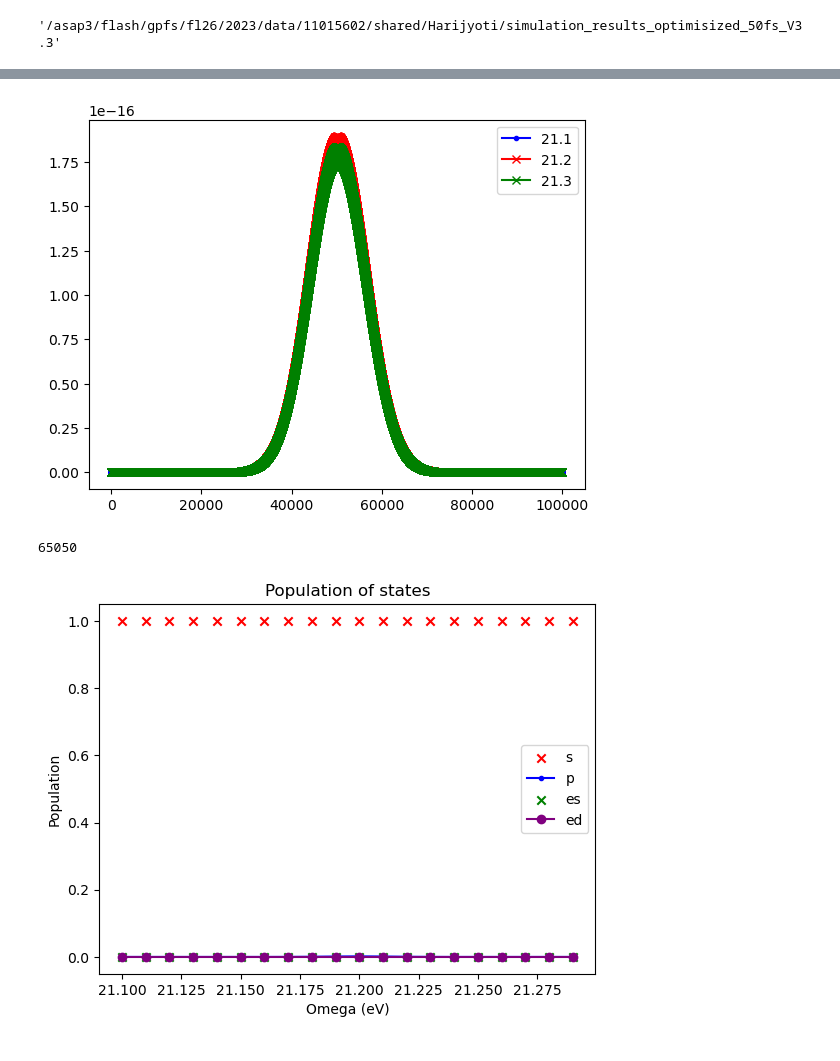
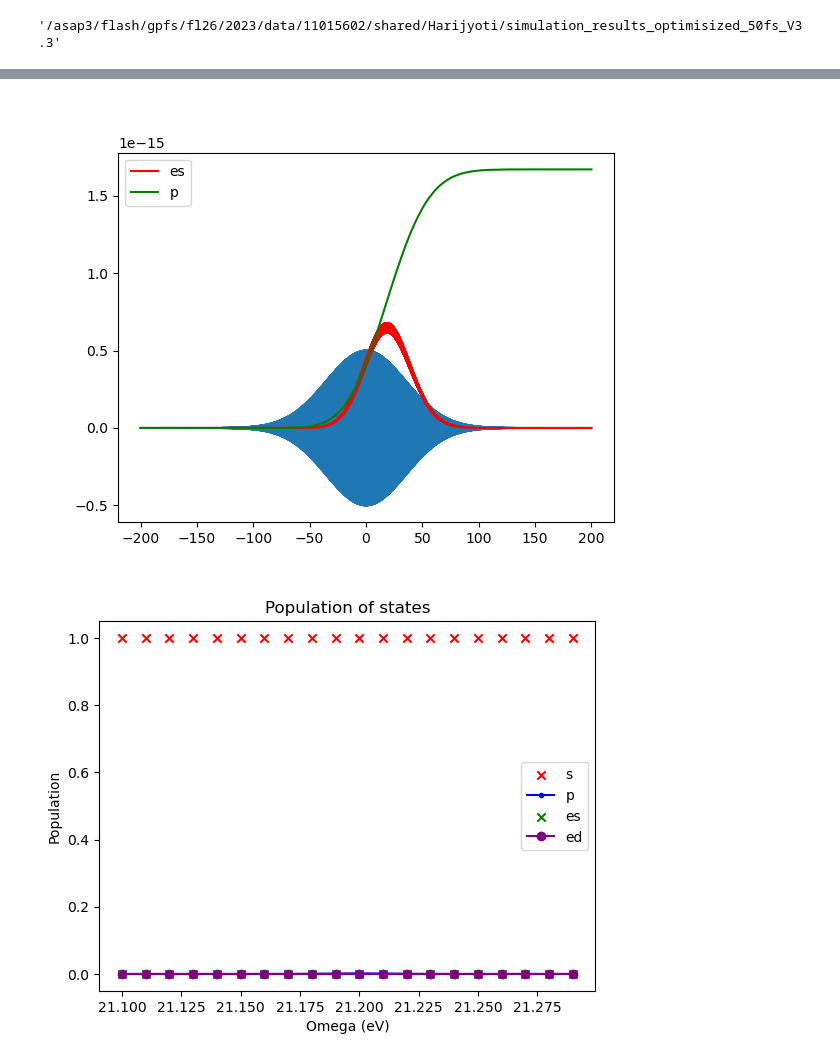
Before and after one commit to HarijyotiMandal/UpdatedEfield14032025, a Jupyter notebook: V2_Readpickel.ipynb, the cells around one changed output, grey strips where cells are left out. Saved outputs shown, nothing was run; the diff lists cells and outputs as text; code cells hidden in the pictures.

```diff
--- a/V2_Readpickel.ipynb
+++ b/V2_Readpickel.ipynb
@@ -44,5 +44,7 @@ timestep = 50 #fs
 t_max = (timestep-5)*41*3
 index = np.where(t_values_SI < (t_max/41 + (0.41)/2))[0][-1]
 # %%
-results_dfs = pd.read_pickle('results_dfs_stepseV_0.001_d_sep_0.0002_d_pes0.001_d_ped_0.001.pkl')
-results_dfp = pd.read_pickle('results_dfp_stepseV_0.001_d_sep_0.0002_d_pes0.001_d_ped_0.001.pkl')
+#results_dfs = pd.read_pickle('results_dfs_stepseV_0.001_d_sep_0.0002_d_pes0.001_d_ped_0.001.pkl')
+results_dfp = pd.read_pickle('results_dfp_stepseV_0.001_d_sep_0.00015_d_pes0.0015_d_ped_0.001.pkl')
+#results_dfp = pd.read_pickle('results_dfp_stepseV_0.001_d_sep_0.0002_d_pes0.001_d_ped_0.001.pkl')
+results_dfs = pd.read_pickle('results_dfs_stepseV_0.001_d_sep_0.00015_d_pes0.0015_d_ped_0.001.pkl')
@@ -48,0 +75,20 @@ results_dfp = pd.read_pickle('results_dfp_stepseV_0.001_d_sep_0.0002_d_pes0.001_
+# %%
+# Electric Field parameters
+phi1 = 0.0
+phi2 = 0.0
+tau = 50  # fs
+tau_au = tau * 41
+t0 = 0 # fs  # setting t0 to a non-zero value to avoid zero limit issue
+t0_au = t0 * 41
+E0_au = 0.0005
+E02_au = 0.00005
+omega = 21.2/27.2
+t_min = -(tau-5)*41*3
+t_max = (tau-5)*41*3
+delta_T = dt*10
+E_om = E_omega(t_values, E0_au, omega, t0_au, tau_au, phi1, t_min, t_max, delta_T)
+E_2om = E_2omega(t_values, E02_au, omega, t0_au, tau_au, phi2, t_min, t_max, delta_T)
+plt.figure()
+plt.plot(t_values_SI, E_om)
+plt.plot(t_values_SI, E_2om)
+plt.show()
@@ -49,19 +97,19 @@ results_dfp = pd.read_pickle('results_dfp_stepseV_0.001_d_sep_0.0002_d_pes0.001_
 # %%
 plt.figure()
 #plt.plot(results_dfp['df_pop_21.1']['s'])
 #plt.plot(results_dfp['df_pop_21.1']['p'])
-plt.plot(results_dfp['df_pop_21.1']['ep'], color = 'b', marker = '.', label = '21.1')
-plt.plot(results_dfp['df_pop_21.2']['ep'], color = 'r', marker = 'x', label = '21.2')
-plt.plot(results_dfp['df_pop_21.29']['ep'],color = 'g', marker = 'x', label = '21.3')
+#plt.plot(results_dfp['df_pop_21.1']['ep'], color = 'b', marker = '.', label = '21.1')
+#plt.plot(t_values_SI[1:], results_dfp['df_pop_21.2']['es'], color = 'r',  label = '21.2')
+plt.plot(t_values_SI, E_om/1e12)
+plt.plot(t_values_SI[1:], results_dfp['df_pop_21.2']['es'], color = 'r',  label = 'es')
+plt.plot(t_values_SI[1:], (results_dfp['df_pop_21.2']['p'])/1e12, color = 'g',  label = 'p')
+#plt.plot(results_dfp['df_pop_21.29']['ep'],color = 'g', marker = 'x', label = '21.3')
+#plt.ylim(-1e-100,1e-100)
 plt.legend()
 #plt.plot(results_dfp['df_pop_21.1']['ed'])
 plt.show()
 # %% [output]
-[figure, old version]
+[figure, new version]
-# %%
-iloc_val
-# %% [output]
-65050
 # %%
 populations = []
 populationp = []
```
Also changed, not shown: parts of 6 cells of this notebook, 1 other file.
